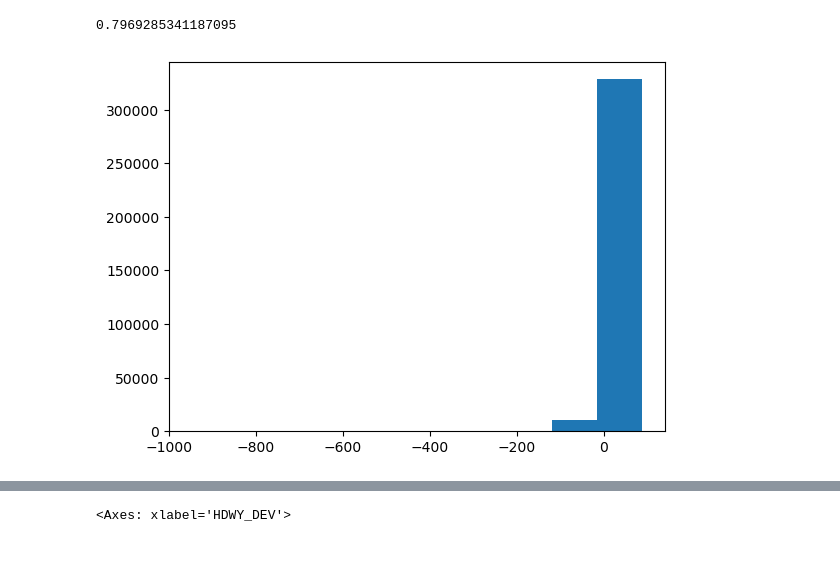
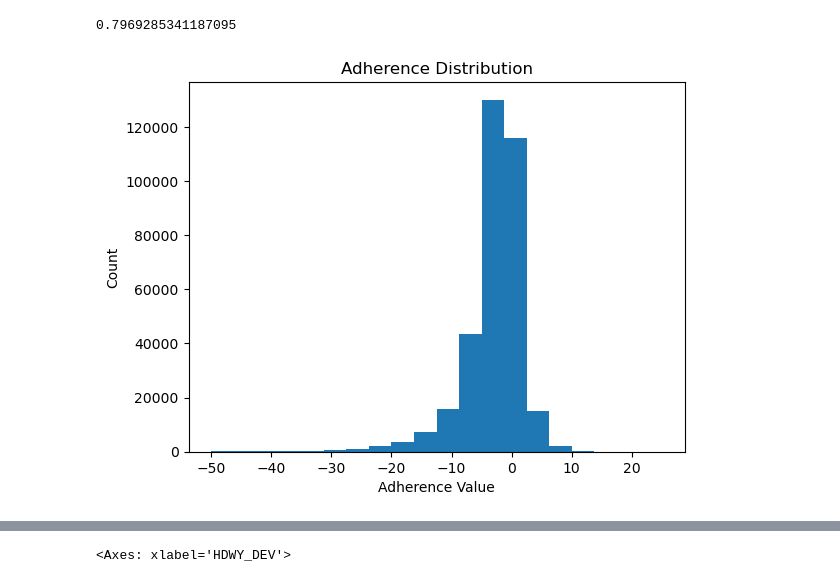
Before and after one commit to NSS-Data-Analytics-Cohort-11/wego-boomers, a Jupyter notebook: notebooks/wego_boomers_rneyin.ipynb, the cells around one changed output, grey strips where cells are left out. Cells and saved outputs as stored; diff of their text form; code cells hidden in the pictures; blank space fills up the shorter version.

```diff
--- a/notebooks/wego_boomers_rneyin.ipynb
+++ b/notebooks/wego_boomers_rneyin.ipynb
@@ -84,7 +93,10 @@ adjcounts
 # %% [output]
 0.7969285341187095
 # %%
-plt.hist(x=wego['ADHERENCE'],bins=10)  #, y= wego['HDWY_DEV'])
+plt.hist(x=wego['ADHERENCE'],bins=20,range=(-50, 25))  #, y= wego['HDWY_DEV'])
+plt.title('Adherence Distribution')
+plt.xlabel('Adherence Value')
+plt.ylabel('Count')
 plt.show()
 # %% [output]
-[figure, old version]
+[figure, new version]
```
Also changed, not shown: parts of 46 cells of this notebook.
